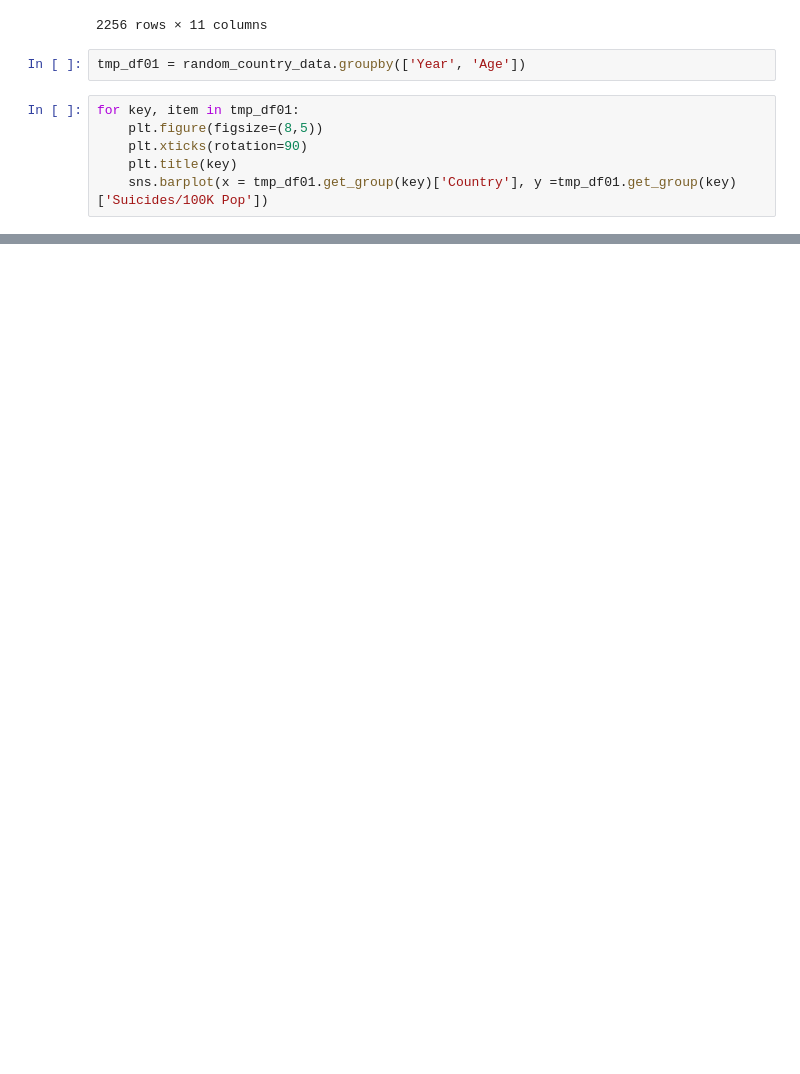
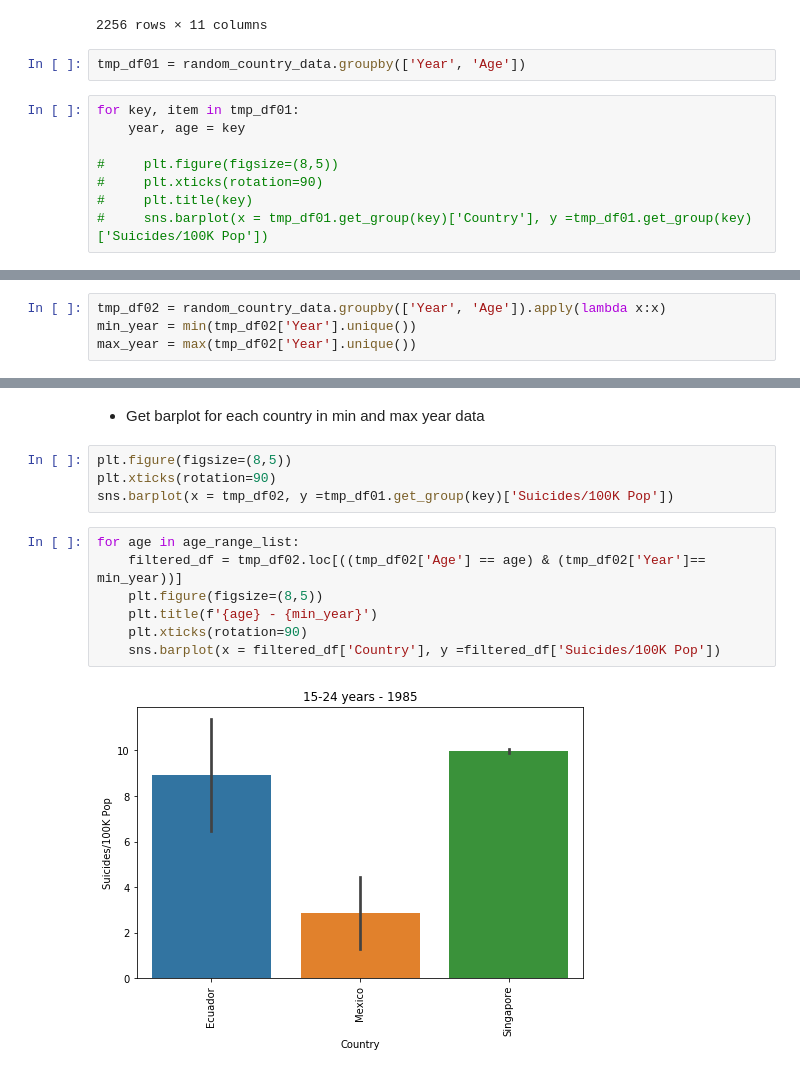
Before and after one commit to xd3262nd/proj-1, a Jupyter notebook: Suicide Visualization.ipynb, the cells around one changed output, grey strips where cells are left out. Drawn from its saved outputs; the diff is of its cells as text; blank space fills up the shorter version.

Commit message:
added viz for diff age group in the 19th and 20th

```diff
--- a/Suicide Visualization.ipynb
+++ b/Suicide Visualization.ipynb
@@ -433,7 +433,9 @@ random_country_data
 tmp_df01 = random_country_data.groupby(['Year', 'Age'])
 # %%
 for key, item in tmp_df01:
-    plt.figure(figsize=(8,5))
-    plt.xticks(rotation=90)
-    plt.title(key)
-    sns.barplot(x = tmp_df01.get_group(key)['Country'], y =tmp_df01.get_group(key)['Suicides/100K Pop'])
+    year, age = key
+
+#     plt.figure(figsize=(8,5))
+#     plt.xticks(rotation=90)
+#     plt.title(key)
+#     sns.barplot(x = tmp_df01.get_group(key)['Country'], y =tmp_df01.get_group(key)['Suicides/100K Pop'])
@@ -453,0 +449,4 @@ for key, item in tmp_df01:
+# %%
+tmp_df02 = random_country_data.groupby(['Year', 'Age']).apply(lambda x:x)
+min_year = min(tmp_df02['Year'].unique())
+max_year = max(tmp_df02['Year'].unique())
@@ -453,0 +473,15 @@ for key, item in tmp_df01:
+# %% [markdown]
+- Get barplot for each country in min and max year data
+# %%
+plt.figure(figsize=(8,5))
+plt.xticks(rotation=90)
+sns.barplot(x = tmp_df02, y =tmp_df01.get_group(key)['Suicides/100K Pop'])
+# %%
+for age in age_range_list:
+    filtered_df = tmp_df02.loc[((tmp_df02['Age'] == age) & (tmp_df02['Year']== min_year))]
+    plt.figure(figsize=(8,5))
+    plt.title(f'{age} - {min_year}')
+    plt.xticks(rotation=90)
+    sns.barplot(x = filtered_df['Country'], y =filtered_df['Suicides/100K Pop'])
+# %% [output]
+[figure, added]
```
Also changed, not shown: parts of 7 cells of this notebook.
